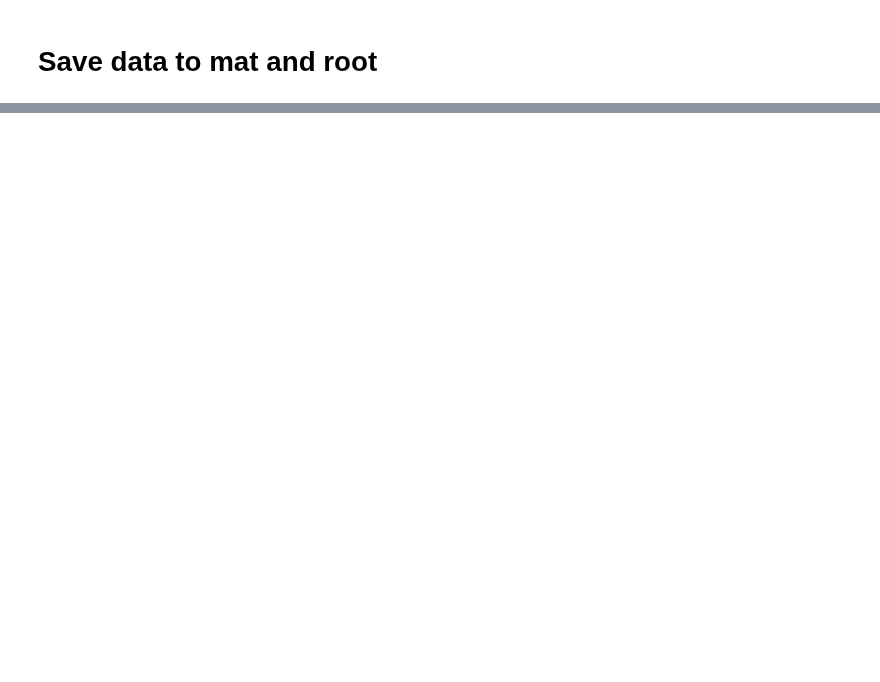
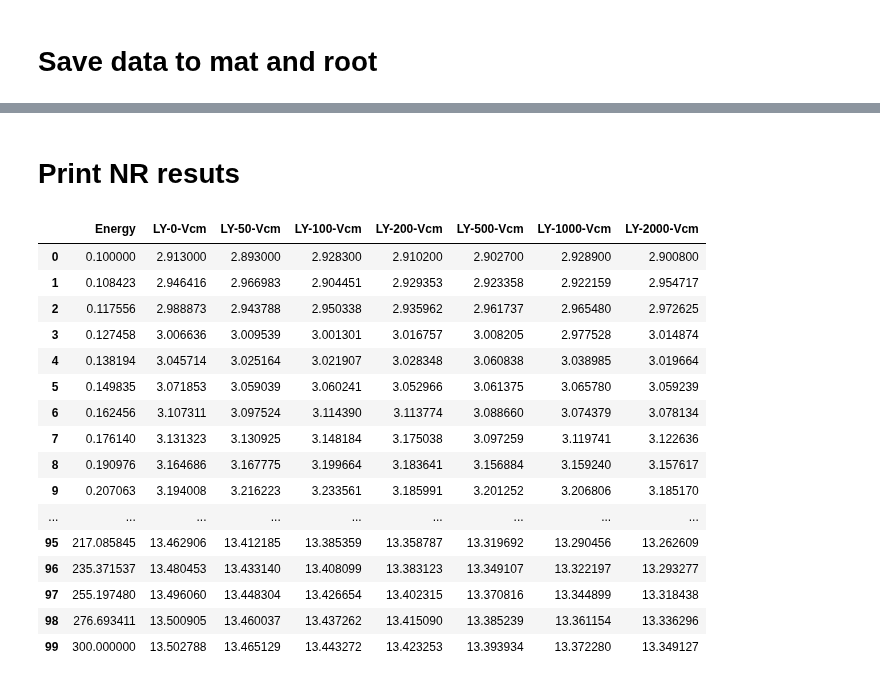
Before and after one commit to attdobi/iPyNb, a Jupyter notebook: PyNEST/libNEST-ValidationPlots.ipynb, the cells around one changed output, grey strips where cells are left out. Saved outputs shown, nothing was run; the diff lists cells and outputs as text; code cells hidden in the pictures; blank space fills up the shorter version.

```diff
--- a/PyNEST/libNEST-ValidationPlots.ipynb
+++ b/PyNEST/libNEST-ValidationPlots.ipynb
@@ -282,0 +352,25 @@ f.Close()
+# %% [markdown]
+<h1> Print NR resuts </h1>
+# %%
+pd.set_option('display.max_rows', 100)
+NR_df=pd.DataFrame(Y_NR)
+#display LY-NR
+NR_df[cols[[0]+range(1,15,2)]]
+# %% [output]
+|  | Energy | LY-0-Vcm | LY-50-Vcm | LY-100-Vcm | LY-200-Vcm | LY-500-Vcm | LY-1000-Vcm | LY-2000-Vcm |
+| 0 | 0.100000 | 2.913000 | 2.893000 | 2.928300 | 2.910200 | 2.902700 | 2.928900 | 2.900800 |
+| 1 | 0.108423 | 2.946416 | 2.966983 | 2.904451 | 2.929353 | 2.923358 | 2.922159 | 2.954717 |
+| 2 | 0.117556 | 2.988873 | 2.943788 | 2.950338 | 2.935962 | 2.961737 | 2.965480 | 2.972625 |
+| 3 | 0.127458 | 3.006636 | 3.009539 | 3.001301 | 3.016757 | 3.008205 | 2.977528 | 3.014874 |
+| 4 | 0.138194 | 3.045714 | 3.025164 | 3.021907 | 3.028348 | 3.060838 | 3.038985 | 3.019664 |
+| 5 | 0.149835 | 3.071853 | 3.059039 | 3.060241 | 3.052966 | 3.061375 | 3.065780 | 3.059239 |
+| 6 | 0.162456 | 3.107311 | 3.097524 | 3.114390 | 3.113774 | 3.088660 | 3.074379 | 3.078134 |
+| 7 | 0.176140 | 3.131323 | 3.130925 | 3.148184 | 3.175038 | 3.097259 | 3.119741 | 3.122636 |
+| 8 | 0.190976 | 3.164686 | 3.167775 | 3.199664 | 3.183641 | 3.156884 | 3.159240 | 3.157617 |
+| 9 | 0.207063 | 3.194008 | 3.216223 | 3.233561 | 3.185991 | 3.201252 | 3.206806 | 3.185170 |
+| ... | ... | ... | ... | ... | ... | ... | ... | ... |
+| 95 | 217.085845 | 13.462906 | 13.412185 | 13.385359 | 13.358787 | 13.319692 | 13.290456 | 13.262609 |
+| 96 | 235.371537 | 13.480453 | 13.433140 | 13.408099 | 13.383123 | 13.349107 | 13.322197 | 13.293277 |
+| 97 | 255.197480 | 13.496060 | 13.448304 | 13.426654 | 13.402315 | 13.370816 | 13.344899 | 13.318438 |
+| 98 | 276.693411 | 13.500905 | 13.460037 | 13.437262 | 13.415090 | 13.385239 | 13.361154 | 13.336296 |
+| 99 | 300.000000 | 13.502788 | 13.465129 | 13.443272 | 13.423253 | 13.393934 | 13.372280 | 13.349127 |
```
Also changed, not shown: parts of 9 cells of this notebook.
